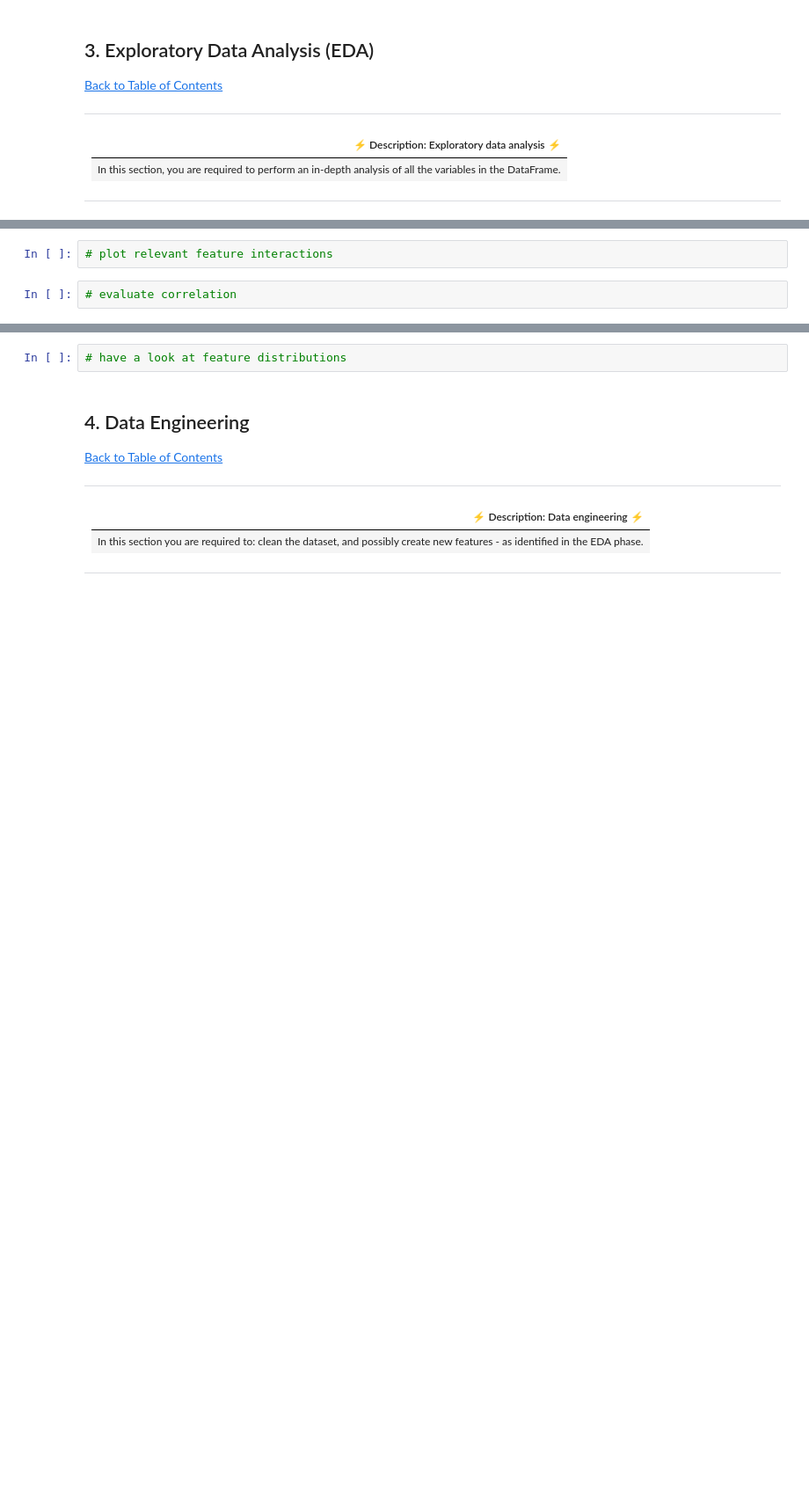
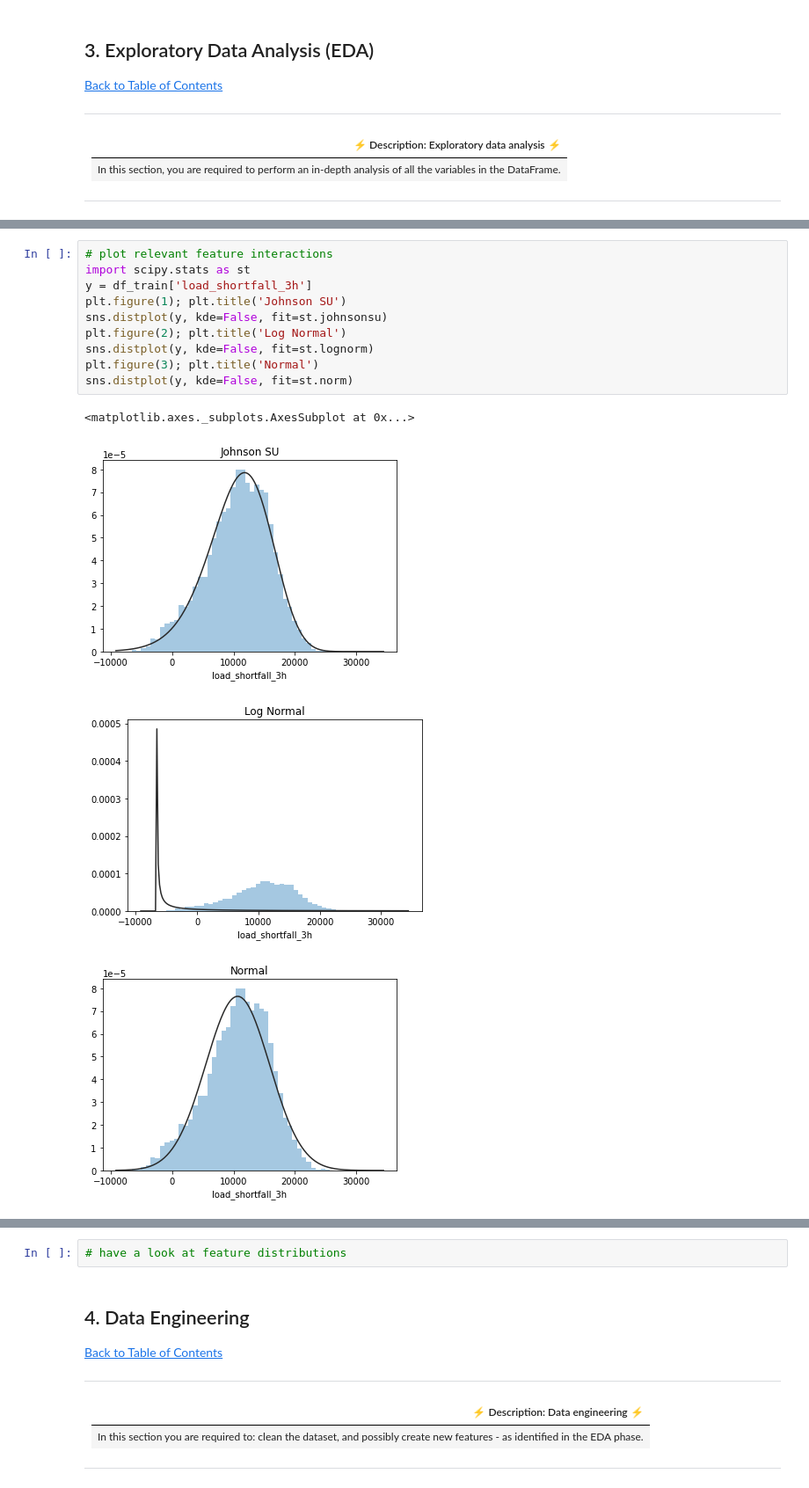
Before and after one commit to Aphiwe94/load-shortfall-regression-predict-api, a Jupyter notebook: starter-notebook.ipynb, the cells around one changed output, grey strips where cells are left out. Shown: that part at 88% size. Drawn from its saved outputs; the diff is of its cells as text; blank space fills up the shorter version.

```diff
--- a/starter-notebook.ipynb
+++ b/starter-notebook.ipynb
@@ -112,4 +166,15 @@ df_test = pd.read_csv('./df_test.csv')
-# %%
-# plot relevant feature interactions
-# %%
-# evaluate correlation
+# %%
+# plot relevant feature interactions
+import scipy.stats as st
+y = df_train['load_shortfall_3h']
+plt.figure(1); plt.title('Johnson SU')
+sns.distplot(y, kde=False, fit=st.johnsonsu)
+plt.figure(2); plt.title('Log Normal')
+sns.distplot(y, kde=False, fit=st.lognorm)
+plt.figure(3); plt.title('Normal')
+sns.distplot(y, kde=False, fit=st.norm)
+# %% [output]
+<matplotlib.axes._subplots.AxesSubplot at 0x...>
+[figure, added]
+[figure, added]
+[figure, added]
```
Also changed, not shown: parts of 7 cells of this notebook.
